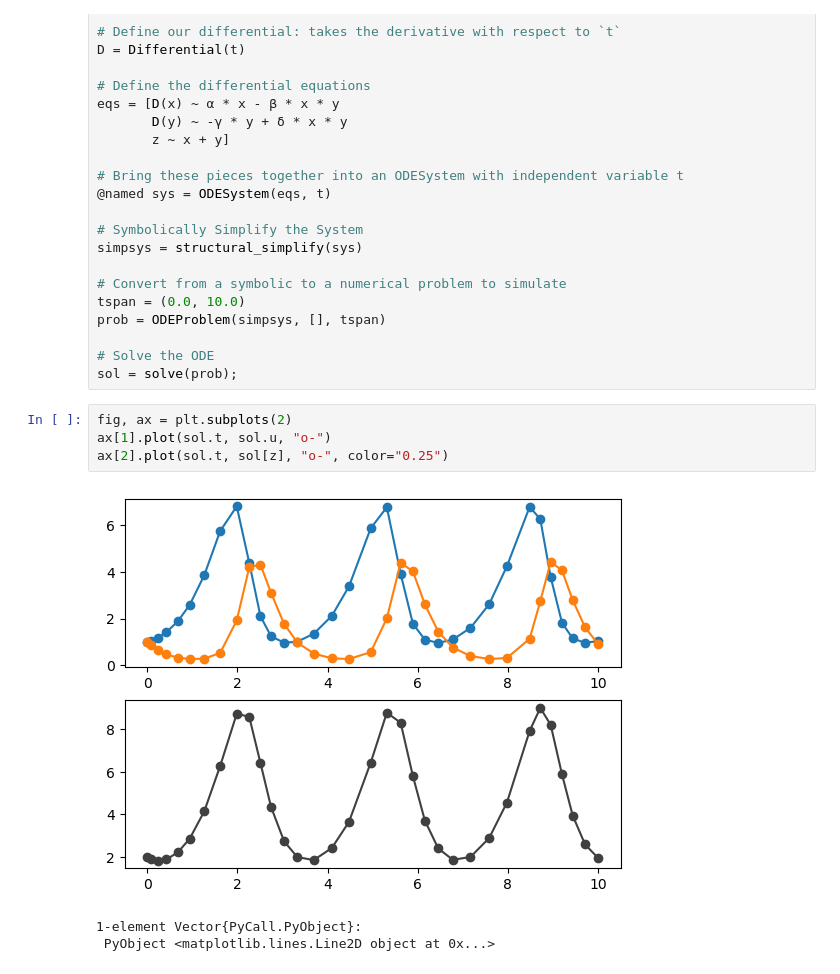
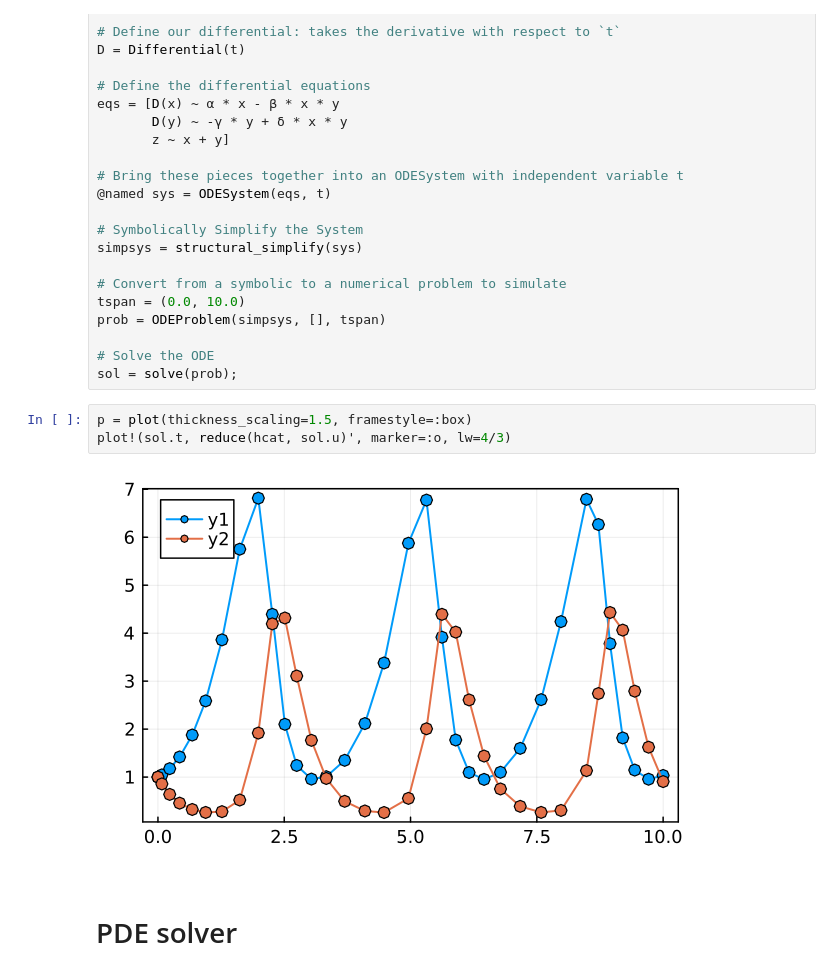
Before and after one commit to dsseara/sociohydro, a Jupyter notebook: sim/meanField/SchellingMF/diffEq_testing.ipynb, the cells around one changed output. Cells and saved outputs as stored; diff of their text form.

```diff
--- a/sim/meanField/SchellingMF/diffEq_testing.ipynb
+++ b/sim/meanField/SchellingMF/diffEq_testing.ipynb
@@ -47,11 +43,10 @@ prob = ODEProblem(simpsys, [], tspan)
 
 # Solve the ODE
 sol = solve(prob);
-# %%
-fig, ax = plt.subplots(2)
-ax[1].plot(sol.t, sol.u, "o-")
-ax[2].plot(sol.t, sol[z], "o-", color="0.25")
-# %% [output]
-[figure, removed]
-1-element Vector{PyCall.PyObject}:
- PyObject <matplotlib.lines.Line2D object at 0x...>
+# %%
+p = plot(thickness_scaling=1.5, framestyle=:box)
+plot!(sol.t, reduce(hcat, sol.u)', marker=:o, lw=4/3)
+# %% [output]
+[figure, added]
+# %% [markdown]
+# PDE solver
```
Also changed, not shown: parts of 22 cells of this notebook, 3 other files.
